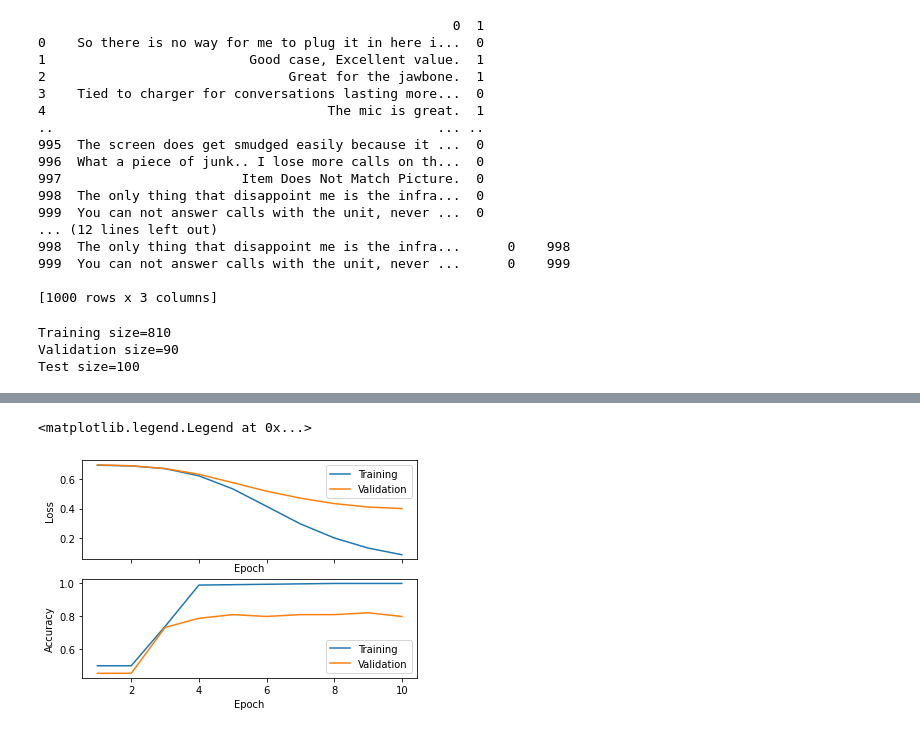
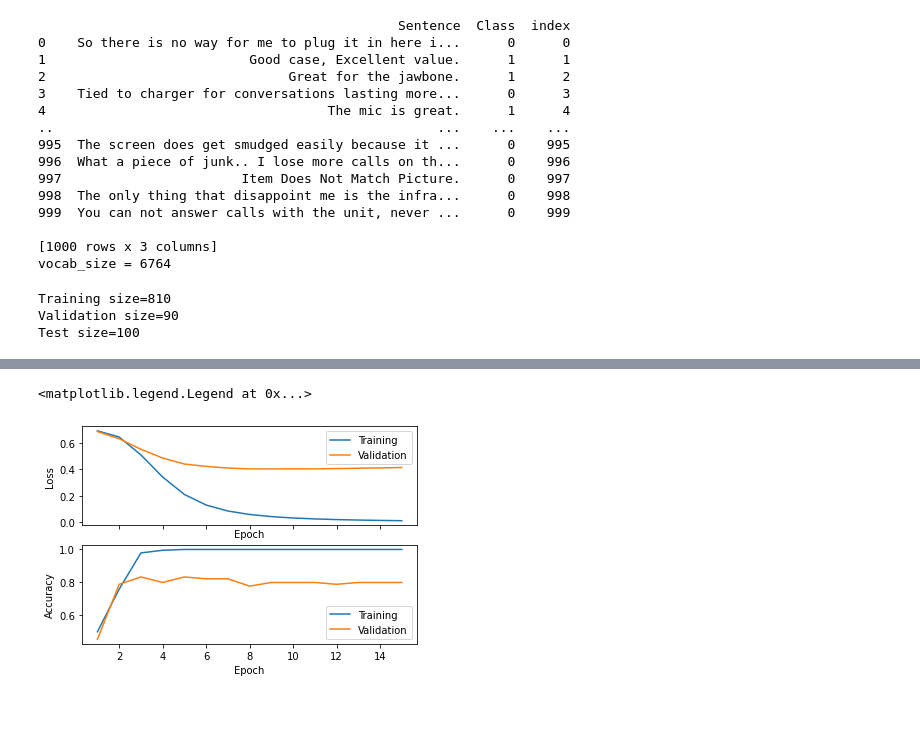
Before and after one commit to hugowangler/chatbot-iota, a Jupyter notebook: models/ann-model-amazon.ipynb, the cells around one changed output, grey strips where cells are left out. Drawn from its saved outputs; the diff is of its cells as text; code cells hidden in the pictures.

Commit message:
Simplified the model and changed some parameters

```diff
--- a/models/ann-model-amazon.ipynb
+++ b/models/ann-model-amazon.ipynb
@@ -61,7 +63,6 @@ DATASET_PATH = "../datasets/amazon_cells_labelled.txt"
 
 # get data, pre-process and split
 data = pd.read_csv(DATASET_PATH, delimiter="\t", header=None)
-print(data)
 data.columns = ["Sentence", "Class"]
 data["index"] = data.index  # add new column index
 columns = ["index", "Class", "Sentence"]
@@ -110,24 +111,23 @@ validation_y_tensor = torch.from_numpy(np.array(validation_labels)).long()
 
 test_x_tensor = torch.from_numpy(np.array(test_data)).type(torch.FloatTensor)
 test_y_tensor = torch.from_numpy(np.array(test_labels)).long()
+print("vocab_size =", vocab_size)
 # %% [output]
-                                                     0  1
-0    So there is no way for me to plug it in here i...  0
-1                          Good case, Excellent value.  1
-2                               Great for the jawbone.  1
-3    Tied to charger for conversations lasting more...  0
-4                                    The mic is great.  1
-..                                                 ... ..
-995  The screen does get smudged easily because it ...  0
-996  What a piece of junk.. I lose more calls on th...  0
-997                       Item Does Not Match Picture.  0
-998  The only thing that disappoint me is the infra...  0
-999  You can not answer calls with the unit, never ...  0
-... (12 lines left out)
+                                              Sentence  Class  index
+0    So there is no way for me to plug it in here i...      0      0
+1                          Good case, Excellent value.      1      1
+2                               Great for the jawbone.      1      2
+3    Tied to charger for conversations lasting more...      0      3
+4                                    The mic is great.      1      4
+..                                                 ...    ...    ...
+995  The screen does get smudged easily because it ...      0    995
+996  What a piece of junk.. I lose more calls on th...      0    996
+997                       Item Does Not Match Picture.      0    997
 998  The only thing that disappoint me is the infra...      0    998
 999  You can not answer calls with the unit, never ...      0    999
 
 [1000 rows x 3 columns]
+vocab_size = 6764
 # %%
 # Combine data with labels
 train_dataset = TensorDataset(train_x_tensor, train_y_tensor)
@@ -151,16 +151,19 @@ classes = {"negative": 0, "positive": 1} # The classes of the labeled dataset
 # Use the model defined in ./models/chatbot_model.py
 network = ChatbotModel(vocab_size=6764, vectorizer=word_vectorizer)
 
-optimizer = torch.optim.Adam(network.parameters(), lr=0.0001)
+optimizer = torch.optim.Adam(network.parameters(), lr=0.0005)
 loss_function = nn.CrossEntropyLoss()
 
-epochs = 10
+epochs = 15
 
 validation_loss = []
 training_loss = []
 
 training_accuracy = []
 validation_accuracy = []
+
+lowest_val_loss = 10000
+es_patiance = 5 # how many inc. of losses we accept before stopping the learning
 
 for epoch in range(epochs):
     validation_loss_epoch = 0
@@ -203,6 +206,11 @@ for epoch in range(epochs):
             loss = loss_function(prediction, labels)
             validation_loss_epoch += loss.item()
 
+            # Save the model that generalizes the best
+            if loss.item() < lowest_val_loss:
+                lowest_val_loss = loss.item()
+                best_model = copy.deepcopy(network)
+
             # Collect validation accruacy statistics
             prediction = list(pred.argmax() for pred in prediction)
             validation_correct_epoch += np.equal(prediction, labels).sum().item()
@@ -236,3 +244,3 @@ Epoch 10 [81/81] - Loss: 0.062443006783723836
 <matplotlib.legend.Legend at 0x...>
-[figure, old version]
+[figure, new version]
 # %%
```
Also changed, not shown: parts of 4 cells of this notebook, 3 other files.
